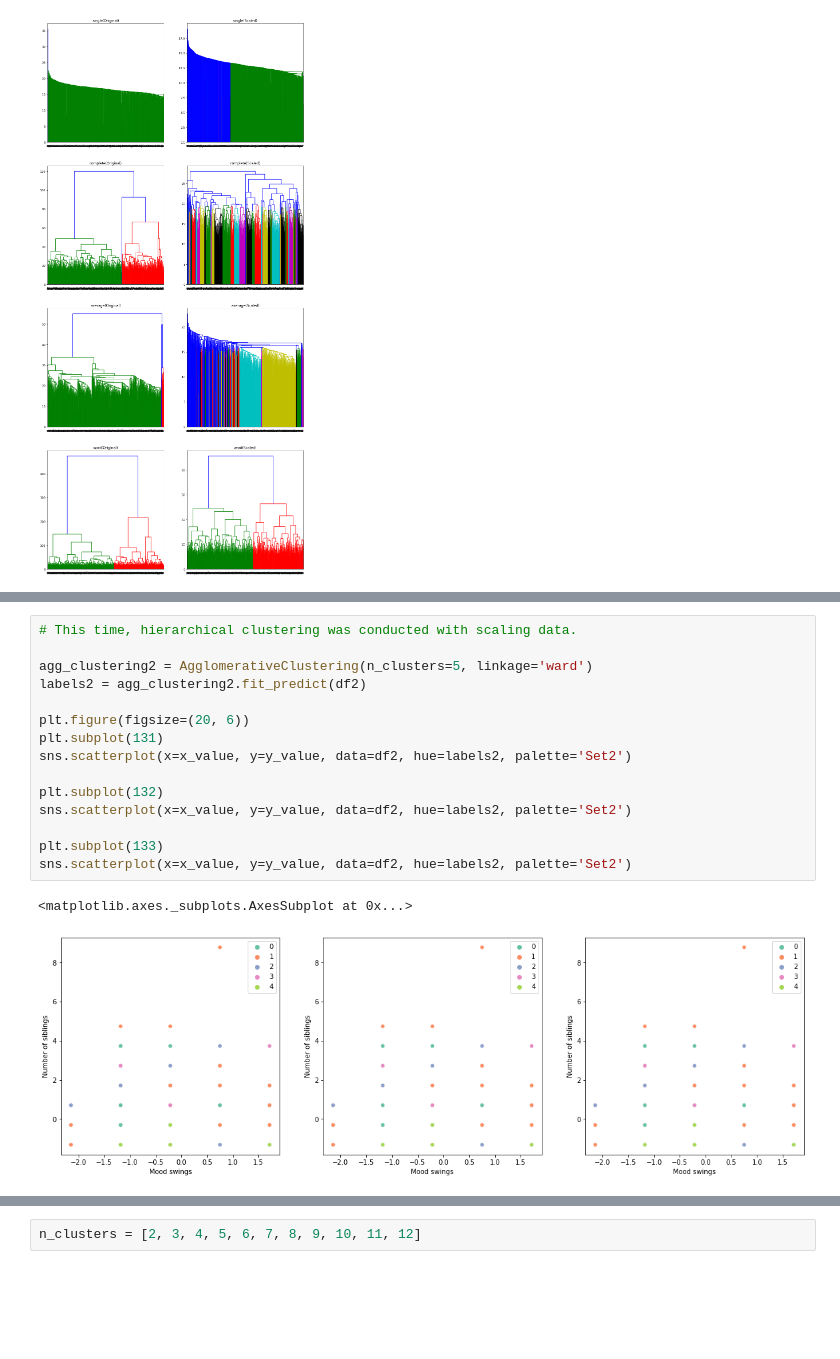
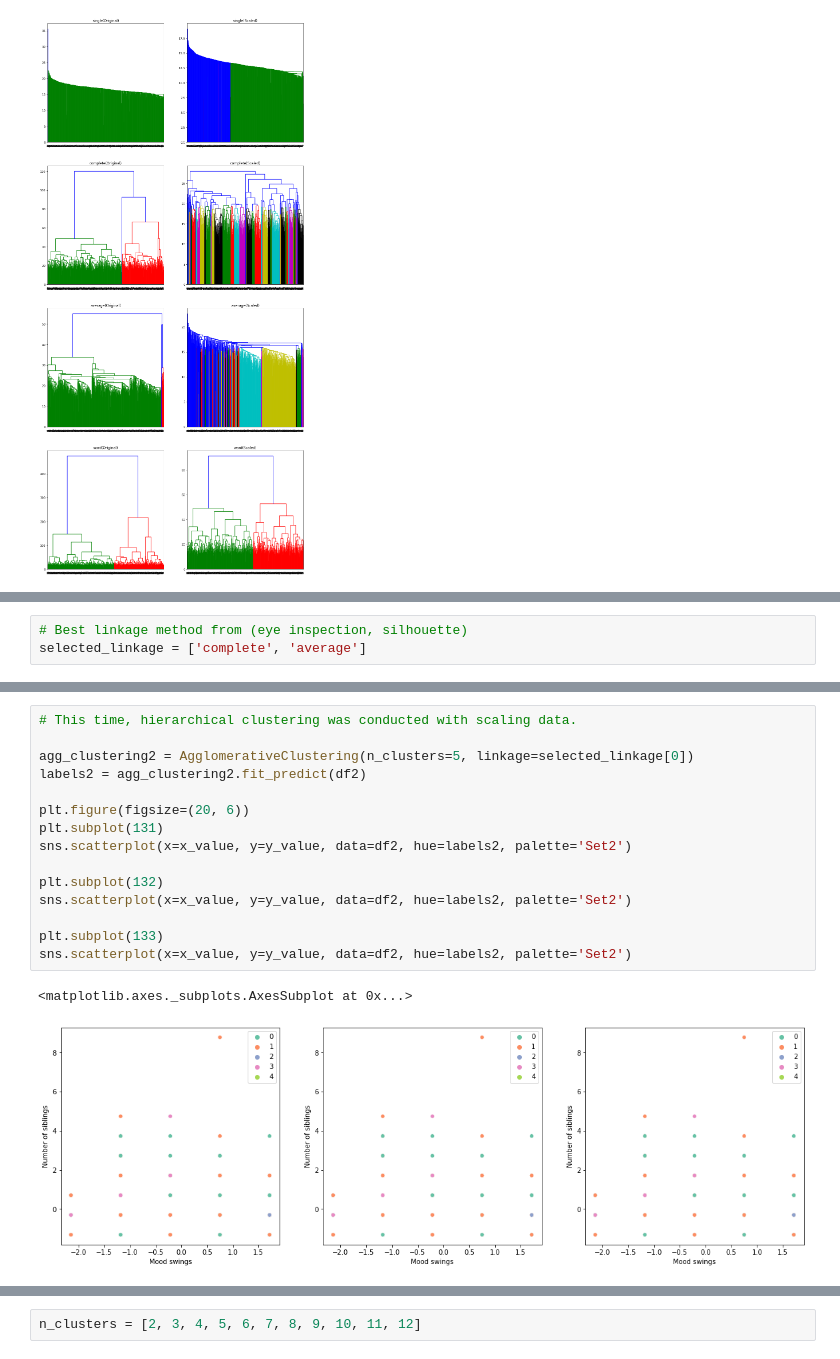
Before and after one commit to Kim1254/2022_termproject_ds, a Jupyter notebook: main.ipynb, the cells around one changed output, grey strips where cells are left out. Drawn from its saved outputs; the diff is of its cells as text; blank space fills up the shorter version.

```diff
--- a/main.ipynb
+++ b/main.ipynb
@@ -626 +615,4 @@ method_hier_sil = 'average'
+# %%
+# Best linkage method from (eye inspection, silhouette)
+selected_linkage = ['complete', 'average']
 # %%
@@ -661,21 +653,21 @@ ax.scatter(x, y, z, c=labels, s=20, alpha=0.5, cmap='rainbow')
 # %%
 # This time, hierarchical clustering was conducted with scaling data.
 
-agg_clustering2 = AgglomerativeClustering(n_clusters=5, linkage='ward')
+agg_clustering2 = AgglomerativeClustering(n_clusters=5, linkage=selected_linkage[0])
 labels2 = agg_clustering2.fit_predict(df2)
 
 plt.figure(figsize=(20, 6))
 plt.subplot(131)
 sns.scatterplot(x=x_value, y=y_value, data=df2, hue=labels2, palette='Set2')
 
 plt.subplot(132)
 sns.scatterplot(x=x_value, y=y_value, data=df2, hue=labels2, palette='Set2')
 
 plt.subplot(133)
 sns.scatterplot(x=x_value, y=y_value, data=df2, hue=labels2, palette='Set2')
 # %% [output]
 <matplotlib.axes._subplots.AxesSubplot at 0x...>
-[figure, old version]
+[figure, new version]
 # %%
 # 3D visualization of the clustering results above
 
```
Also changed, not shown: parts of 33 cells of this notebook.
